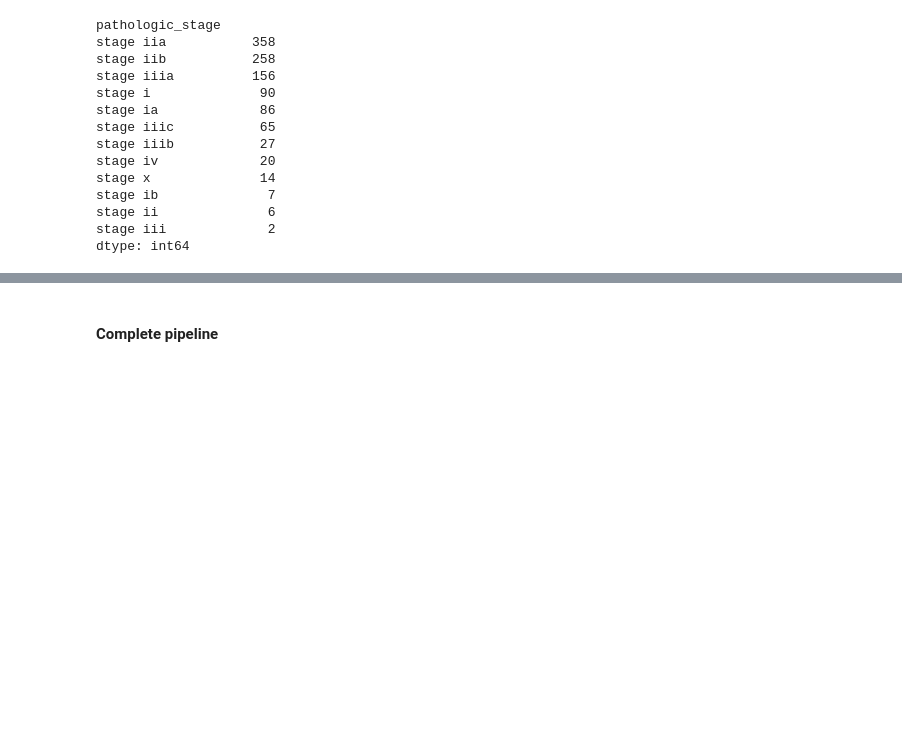
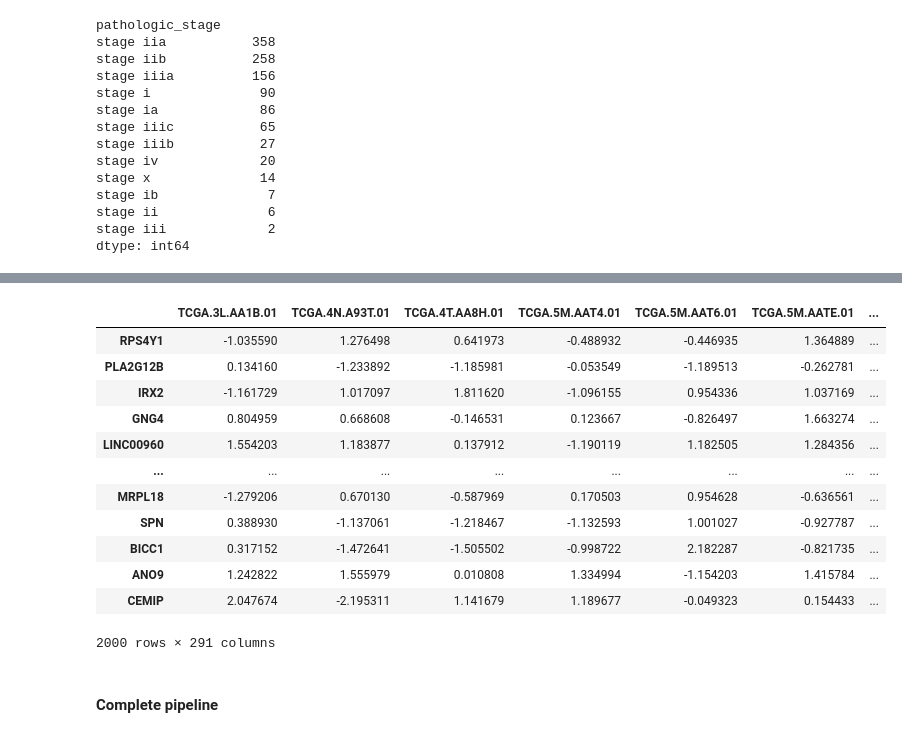
Before and after one commit to colombelli/gat-cancer-staging, a Jupyter notebook: notebooks/graph_buildage.ipynb, the cells around one changed output, grey strips where cells are left out. Drawn from its saved outputs; the diff is of its cells as text; code cells hidden in the pictures; blank space fills up the shorter version.

```diff
--- a/notebooks/graph_buildage.ipynb
+++ b/notebooks/graph_buildage.ipynb
@@ -221,3 +288,23 @@ def generate_csvs(edges_df, class_df, max_each_feature=100):
+# %%
+cancer = "COAD"
+base = f"C:/Users/colombelli/Desktop/TCC/experiments/{cancer}/"
+gene = pd.read_csv(f"{base}{cancer}_mRNA.csv", index_col=0)
+# %%
+gene
+# %% [output]
+|  | TCGA.3L.AA1B.01 | TCGA.4N.A93T.01 | TCGA.4T.AA8H.01 | TCGA.5M.AAT4.01 | TCGA.5M.AAT6.01 | TCGA.5M.AATE.01 | ... |
+| RPS4Y1 | -1.035590 | 1.276498 | 0.641973 | -0.488932 | -0.446935 | 1.364889 | ... |
+| PLA2G12B | 0.134160 | -1.233892 | -1.185981 | -0.053549 | -1.189513 | -0.262781 | ... |
+| IRX2 | -1.161729 | 1.017097 | 1.811620 | -1.096155 | 0.954336 | 1.037169 | ... |
+| GNG4 | 0.804959 | 0.668608 | -0.146531 | 0.123667 | -0.826497 | 1.663274 | ... |
+| LINC00960 | 1.554203 | 1.183877 | 0.137912 | -1.190119 | 1.182505 | 1.284356 | ... |
+| ... | ... | ... | ... | ... | ... | ... | ... |
+| MRPL18 | -1.279206 | 0.670130 | -0.587969 | 0.170503 | 0.954628 | -0.636561 | ... |
+| SPN | 0.388930 | -1.137061 | -1.218467 | -1.132593 | 1.001027 | -0.927787 | ... |
+| BICC1 | 0.317152 | -1.472641 | -1.505502 | -0.998722 | 2.182287 | -0.821735 | ... |
+| ANO9 | 1.242822 | 1.555979 | 0.010808 | 1.334994 | -1.154203 | 1.415784 | ... |
+| CEMIP | 2.047674 | -2.195311 | 1.141679 | 1.189677 | -0.049323 | 0.154433 | ... |
+2000 rows × 291 columns
 # %% [markdown]
 #### Complete pipeline
 # %%
```
Also changed, not shown: parts of 10 cells of this notebook, 3 other files.
